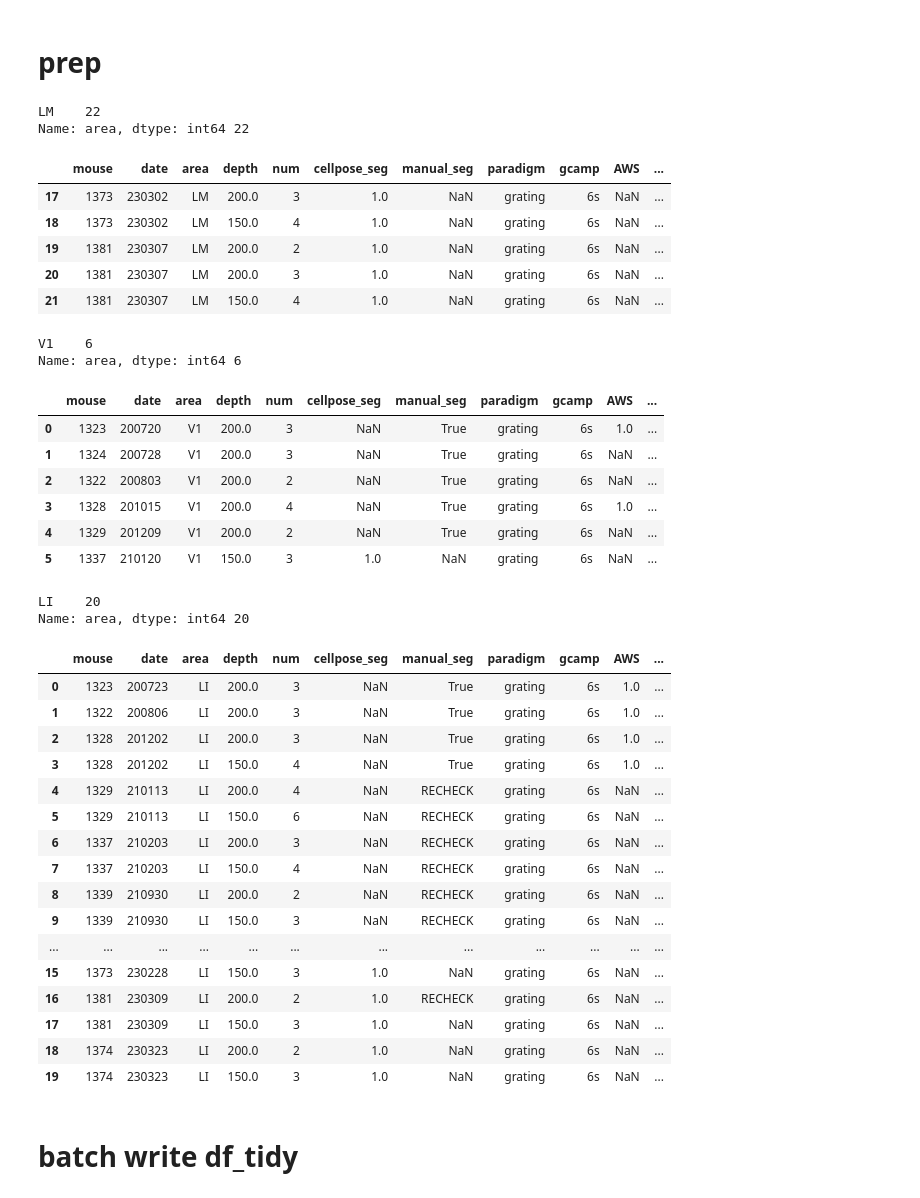
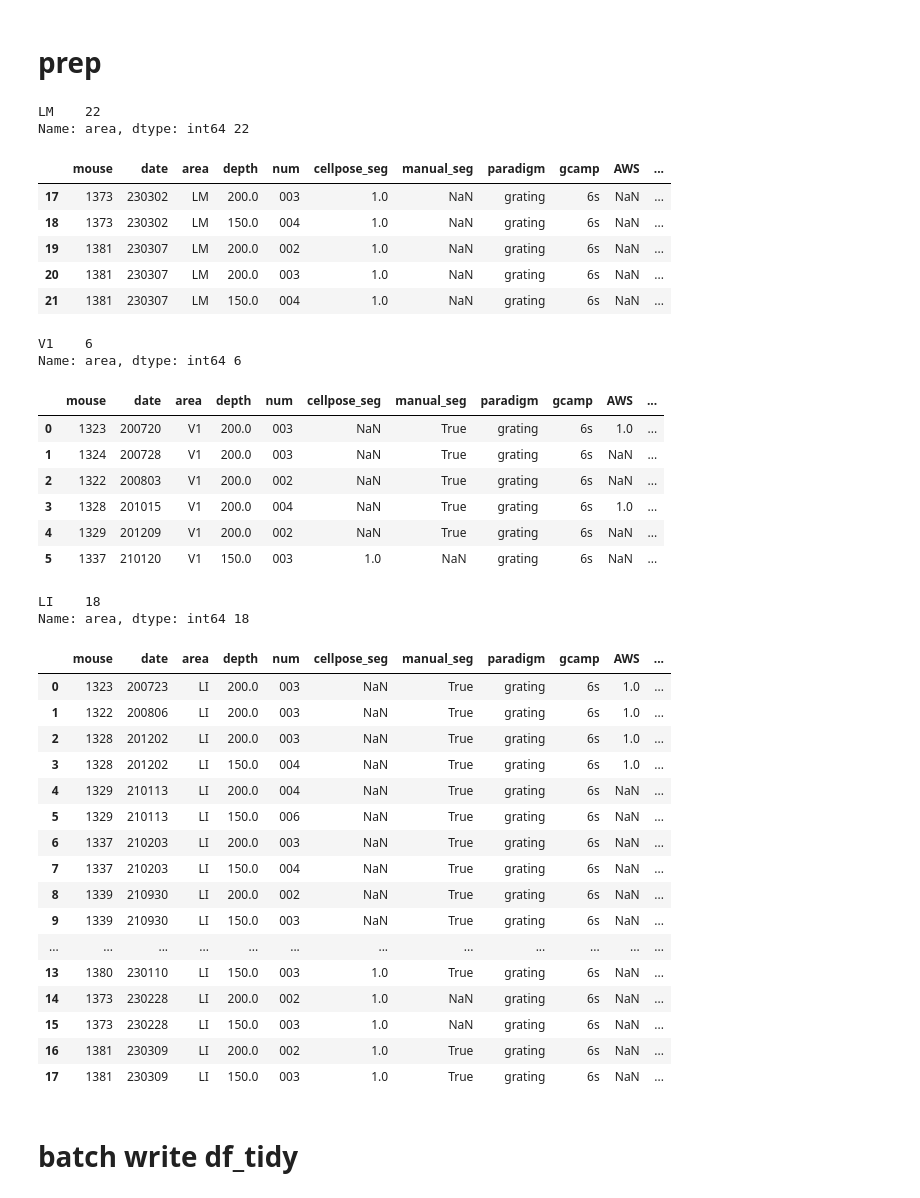
Before and after one commit to lanluo9/inter, a Jupyter notebook: scripts/ipynb/tuning_bias.ipynb, the cells around one changed output. Cells and saved outputs as stored; diff of their text form; code cells hidden in the pictures.

```diff
--- a/scripts/ipynb/tuning_bias.ipynb
+++ b/scripts/ipynb/tuning_bias.ipynb
@@ -25,7 +25,7 @@ else:
 os.chdir(repo_dir)
 from src import adp
 # %%
-dir_inter = r'Z:\All_Staff\home\lan\Data\2P_images\mat_inter/'.replace('\\', '/')
+dir_inter = r'\\duhs-user-nc1.dhe.duke.edu\dusom_glickfeldlab\All_Staff\home\lan\Data\2P_images\mat_inter/'.replace('\\', '/')
 dir_file = os.path.join(dir_inter, 'adp_dataset_master.xlsx')
 data_info = pd.read_excel(dir_file)
 data_info.head()
@@ -43,11 +43,11 @@ meta_LM.tail()
 LM    22
 Name: area, dtype: int64 22
 |  | mouse | date | area | depth | num | cellpose_seg | manual_seg | paradigm | gcamp | AWS | ... |
-| 17 | 1373 | 230302 | LM | 200.0 | 3 | 1.0 | NaN | grating | 6s | NaN | ... |
-| 18 | 1373 | 230302 | LM | 150.0 | 4 | 1.0 | NaN | grating | 6s | NaN | ... |
-| 19 | 1381 | 230307 | LM | 200.0 | 2 | 1.0 | NaN | grating | 6s | NaN | ... |
-| 20 | 1381 | 230307 | LM | 200.0 | 3 | 1.0 | NaN | grating | 6s | NaN | ... |
-| 21 | 1381 | 230307 | LM | 150.0 | 4 | 1.0 | NaN | grating | 6s | NaN | ... |
+| 17 | 1373 | 230302 | LM | 200.0 | 003 | 1.0 | NaN | grating | 6s | NaN | ... |
+| 18 | 1373 | 230302 | LM | 150.0 | 004 | 1.0 | NaN | grating | 6s | NaN | ... |
+| 19 | 1381 | 230307 | LM | 200.0 | 002 | 1.0 | NaN | grating | 6s | NaN | ... |
+| 20 | 1381 | 230307 | LM | 200.0 | 003 | 1.0 | NaN | grating | 6s | NaN | ... |
+| 21 | 1381 | 230307 | LM | 150.0 | 004 | 1.0 | NaN | grating | 6s | NaN | ... |
 # %%
 meta = data_info[(data_info.paradigm == 'grating')
                  & (data_info.area == 'V1')
@@ -63,43 +63,45 @@ meta_V1
 V1    6
 Name: area, dtype: int64 6
 |  | mouse | date | area | depth | num | cellpose_seg | manual_seg | paradigm | gcamp | AWS | ... |
-| 0 | 1323 | 200720 | V1 | 200.0 | 3 | NaN | True | grating | 6s | 1.0 | ... |
-| 1 | 1324 | 200728 | V1 | 200.0 | 3 | NaN | True | grating | 6s | NaN | ... |
-| 2 | 1322 | 200803 | V1 | 200.0 | 2 | NaN | True | grating | 6s | NaN | ... |
-| 3 | 1328 | 201015 | V1 | 200.0 | 4 | NaN | True | grating | 6s | 1.0 | ... |
-| 4 | 1329 | 201209 | V1 | 200.0 | 2 | NaN | True | grating | 6s | NaN | ... |
-| 5 | 1337 | 210120 | V1 | 150.0 | 3 | 1.0 | NaN | grating | 6s | NaN | ... |
+| 0 | 1323 | 200720 | V1 | 200.0 | 003 | NaN | True | grating | 6s | 1.0 | ... |
+| 1 | 1324 | 200728 | V1 | 200.0 | 003 | NaN | True | grating | 6s | NaN | ... |
+| 2 | 1322 | 200803 | V1 | 200.0 | 002 | NaN | True | grating | 6s | NaN | ... |
+| 3 | 1328 | 201015 | V1 | 200.0 | 004 | NaN | True | grating | 6s | 1.0 | ... |
+| 4 | 1329 | 201209 | V1 | 200.0 | 002 | NaN | True | grating | 6s | NaN | ... |
+| 5 | 1337 | 210120 | V1 | 150.0 | 003 | 1.0 | NaN | grating | 6s | NaN | ... |
 # %%
 meta = data_info[(data_info.paradigm == 'grating')
                  & (data_info.area == 'LI')
                  & (data_info.gcamp == '6s') # avoid mixing in gcamp8f
-                 & (data_info.manual_seg != 'TODO')] # 2 LI data still need manual segm
+                 & (data_info.manual_seg != 'TODO') # 2 LI data still need manual segm
+                 & (data_info.note.str.contains('bad') != True) # exclude bad data
+                 ]
 meta = meta.reset_index(drop=True)
 nset = meta.shape[0]
 print(meta.area.value_counts(), nset)
 
 meta_LI = meta.copy()
 meta_LI
 # %% [output]
-LI    20
-Name: area, dtype: int64 20
+LI    18
+Name: area, dtype: int64 18
 |  | mouse | date | area | depth | num | cellpose_seg | manual_seg | paradigm | gcamp | AWS | ... |
-| 0 | 1323 | 200723 | LI | 200.0 | 3 | NaN | True | grating | 6s | 1.0 | ... |
-| 1 | 1322 | 200806 | LI | 200.0 | 3 | NaN | True | grating | 6s | 1.0 | ... |
-| 2 | 1328 | 201202 | LI | 200.0 | 3 | NaN | True | grating | 6s | 1.0 | ... |
-| 3 | 1328 | 201202 | LI | 150.0 | 4 | NaN | True | grating | 6s | 1.0 | ... |
-| 4 | 1329 | 210113 | LI | 200.0 | 4 | NaN | RECHECK | grating | 6s | NaN | ... |
-| 5 | 1329 | 210113 | LI | 150.0 | 6 | NaN | RECHECK | grating | 6s | NaN | ... |
-| 6 | 1337 | 210203 | LI | 200.0 | 3 | NaN | RECHECK | grating | 6s | NaN | ... |
-| 7 | 1337 | 210203 | LI | 150.0 | 4 | NaN | RECHECK | grating | 6s | NaN | ... |
-| 8 | 1339 | 210930 | LI | 200.0 | 2 | NaN | RECHECK | grating | 6s | NaN | ... |
-| 9 | 1339 | 210930 | LI | 150.0 | 3 | NaN | RECHECK | grating | 6s | NaN | ... |
+| 0 | 1323 | 200723 | LI | 200.0 | 003 | NaN | True | grating | 6s | 1.0 | ... |
+| 1 | 1322 | 200806 | LI | 200.0 | 003 | NaN | True | grating | 6s | 1.0 | ... |
+| 2 | 1328 | 201202 | LI | 200.0 | 003 | NaN | True | grating | 6s | 1.0 | ... |
+| 3 | 1328 | 201202 | LI | 150.0 | 004 | NaN | True | grating | 6s | 1.0 | ... |
+| 4 | 1329 | 210113 | LI | 200.0 | 004 | NaN | True | grating | 6s | NaN | ... |
+| 5 | 1329 | 210113 | LI | 150.0 | 006 | NaN | True | grating | 6s | NaN | ... |
+| 6 | 1337 | 210203 | LI | 200.0 | 003 | NaN | True | grating | 6s | NaN | ... |
+| 7 | 1337 | 210203 | LI | 150.0 | 004 | NaN | True | grating | 6s | NaN | ... |
+| 8 | 1339 | 210930 | LI | 200.0 | 002 | NaN | True | grating | 6s | NaN | ... |
+| 9 | 1339 | 210930 | LI | 150.0 | 003 | NaN | True | grating | 6s | NaN | ... |
 | ... | ... | ... | ... | ... | ... | ... | ... | ... | ... | ... | ... |
-| 15 | 1373 | 230228 | LI | 150.0 | 3 | 1.0 | NaN | grating | 6s | NaN | ... |
-| 16 | 1381 | 230309 | LI | 200.0 | 2 | 1.0 | RECHECK | grating | 6s | NaN | ... |
-| 17 | 1381 | 230309 | LI | 150.0 | 3 | 1.0 | NaN | grating | 6s | NaN | ... |
-| 18 | 1374 | 230323 | LI | 200.0 | 2 | 1.0 | NaN | grating | 6s | NaN | ... |
-| 19 | 1374 | 230323 | LI | 150.0 | 3 | 1.0 | NaN | grating | 6s | NaN | ... |
+| 13 | 1380 | 230110 | LI | 150.0 | 003 | 1.0 | True | grating | 6s | NaN | ... |
+| 14 | 1373 | 230228 | LI | 200.0 | 002 | 1.0 | NaN | grating | 6s | NaN | ... |
+| 15 | 1373 | 230228 | LI | 150.0 | 003 | 1.0 | NaN | grating | 6s | NaN | ... |
+| 16 | 1381 | 230309 | LI | 200.0 | 002 | 1.0 | True | grating | 6s | NaN | ... |
+| 17 | 1381 | 230309 | LI | 150.0 | 003 | 1.0 | True | grating | 6s | NaN | ... |
 # %% [markdown]
 # batch write df_tidy
 # %%
```
Also changed, not shown: parts of 26 cells of this notebook.
